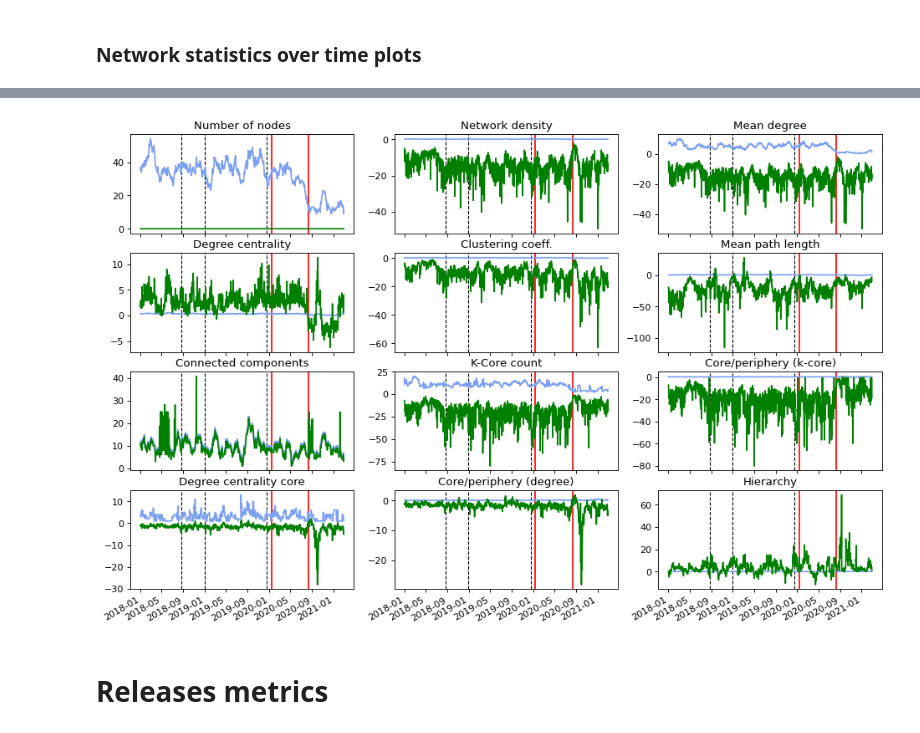
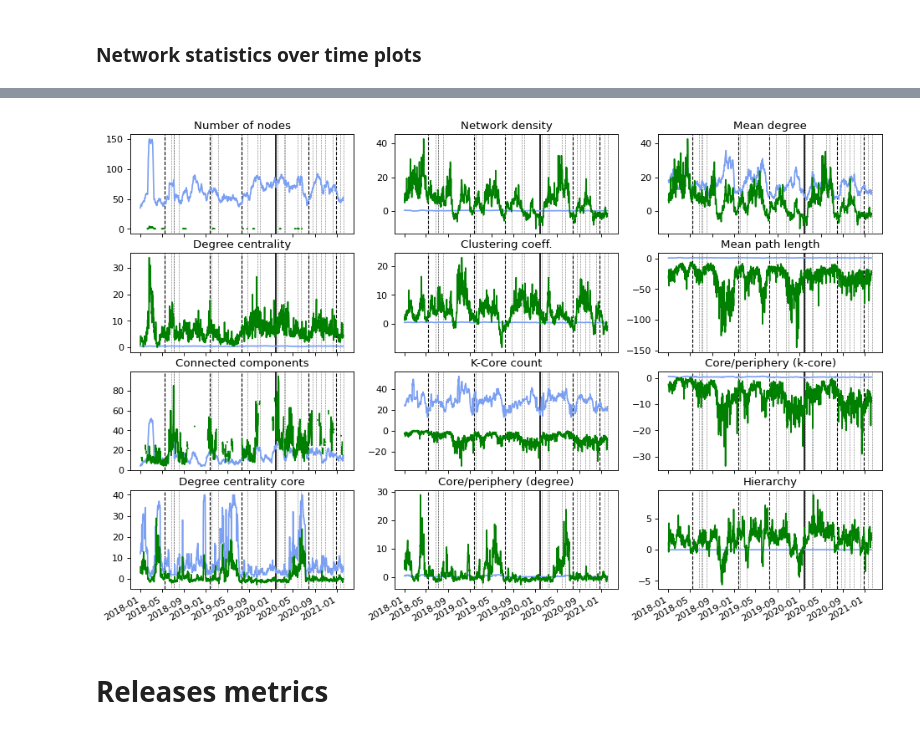
Before and after one commit to csepanyij/master-thesis, a Jupyter notebook: notebooks/releases.ipynb, the cells around one changed output, grey strips where cells are left out. Drawn from its saved outputs; the diff is of its cells as text; code cells hidden in the pictures.

Commit message:
releases

```diff
--- a/notebooks/releases.ipynb
+++ b/notebooks/releases.ipynb
@@ -33,12 +33,12 @@ git_repo_url = 'https://github.com/pandas-dev/pandas.git'
 #git_repo_url = 'https://github.com/numpy/numpy.git'
 #git_repo_url = 'https://github.com/deepcharles/ruptures.git'
 #git_repo_url = 'https://github.com/mwaskom/seaborn.git'
-repo_owner = 'ansible'
-repo_name = 'awx'
+repo_owner = 'pandas-dev'
+repo_name = 'pandas'
 local_directory = '.'
 git_repo_dir = 'repos/{r}4analysis'.format(r=repo_name)
-sqlite_db_file = 'databases/{o}/{r}/{r}.db'.format(o=repo_owner, r=repo_name)
-#sqlite_db_file = 'databases/{r}/{r}_rename.db'.format(r=repo_name)
+#sqlite_db_file = 'databases/{o}/{r}/{r}.db'.format(o=repo_owner, r=repo_name)
+sqlite_db_file = 'databases/{r}/{r}_rename.db'.format(r=repo_name)
 # %% [markdown]
 # Commit stats
 # %%
@@ -308,11 +308,11 @@ min_date = datetime.strptime('2018-01-01 00:00:00', '%Y-%m-%d %H:%M:%S')
 print('Min date: ', min_date)
 print('Max date: ', max_date)
 
-#t, node_info, edge_info = git2net.get_bipartite_network(sqlite_db_file, time_from=min_date, time_to=max_date)
+t, node_info, edge_info = git2net.get_bipartite_network(sqlite_db_file, time_from=min_date, time_to=max_date)
 print('0. Remove duplicate files')
-#duplicate_files = duplicate_filenames(git_repo_dir)
+duplicate_files = duplicate_filenames(git_repo_dir)
 
-timespan = timedelta(days=30) # Timespan to be considered for the stats
+timespan = timedelta(days=28) # Timespan to be considered for the stats
 days = {(min_date+timedelta(days=x)).date() : 0 for x in range((max_date-min_date-timespan).days + 1)}
 stats = []
 random_stats = []
@@ -356,35 +374,66 @@ for day in days:
 # %%
 fig = plt.figure(figsize=(14.5, 10), dpi=80)
 gs = fig.add_gridspec(4, 3, hspace=0.2, wspace=0.18)
 plots = gs.subplots(sharex=True)
 myFmt = mdates.DateFormatter('%Y-%m')
+
+pandas_releases = {
+    datetime(2020, 1, 29): 'major',
+    datetime(2020, 12, 26): 'minor',
+    datetime(2020, 7, 28): 'minor',
+    datetime(2019, 7, 18): 'minor',
+    datetime(2019, 1, 25): 'minor',
+    datetime(2018, 5, 15): 'minor',
+    datetime(2018, 6, 22): 'subminor',
+    datetime(2018, 7, 6): 'subminor',
+    datetime(2018, 7, 7): 'subminor',
+    datetime(2018, 8, 3): 'subminor',
+    datetime(2019, 2, 3): 'subminor',
+    datetime(2019, 3, 12): 'subminor',
+    datetime(2019, 8, 22): 'subminor',
+    datetime(2019, 10, 18): 'subminor',
+    datetime(2019, 10, 31): 'subminor',
+    datetime(2020, 2, 5): 'subminor',
+    datetime(2020, 3, 12): 'subminor',
+    datetime(2020, 3, 18): 'subminor',
+    datetime(2020, 5, 28): 'subminor',
+    datetime(2020, 6, 17): 'subminor',
+    datetime(2020, 3, 18): 'subminor',
+    datetime(2020, 8, 20): 'subminor',
+    datetime(2020, 9, 8): 'subminor',
+    datetime(2020, 10, 5): 'subminor',
+    datetime(2020, 10, 30): 'subminor',
+    datetime(2020, 12, 7): 'subminor',
+    datetime(2021, 1, 20): 'subminor',
+    datetime(2021, 2, 9): 'subminor',
+}
 
 i = 0
 
 for plot_row in plots:
     for plot in plot_row:
         try:
             plot.set_title(stat_names[i])
-            for r in servo_releases:
-                if servo_releases[r] == 'major':
+            for r in pandas_releases:
+                if pandas_releases[r] == 'major':
                     plot.axvline(x=r, color='black', ls='-')
-                elif servo_releases[r] == 'minor':
+                elif pandas_releases[r] == 'minor':
                     plot.axvline(x=r, color='black', ls='--', lw=1)
-                elif servo_releases[r] == 'subminor':
+                elif pandas_releases[r] == 'subminor':
                     plot.axvline(x=r, color='black', ls=':', lw=0.5)
                 else:
                     plot.axvline(x=r, color='red', ls='-')
             plot.plot(x, [y[stat_names[i]] for y in stats], label = stat_names[i], color = "#7B9FF2")
             plot.plot(x, [y[stat_names[i]] for y in random_stats], label = stat_names[i] + ' - random', color = "green")
             plot.xaxis.set_major_formatter(myFmt)
             i = i + 1
         except IndexError:
             pass
 
 
 fig.autofmt_xdate()
 # %% [output]
-[figure, old version]
+[figure, new version]
 # %% [markdown]
 # Releases metrics
 # %%
```
Also changed, not shown: parts of 5 cells of this notebook, 6 other files.
